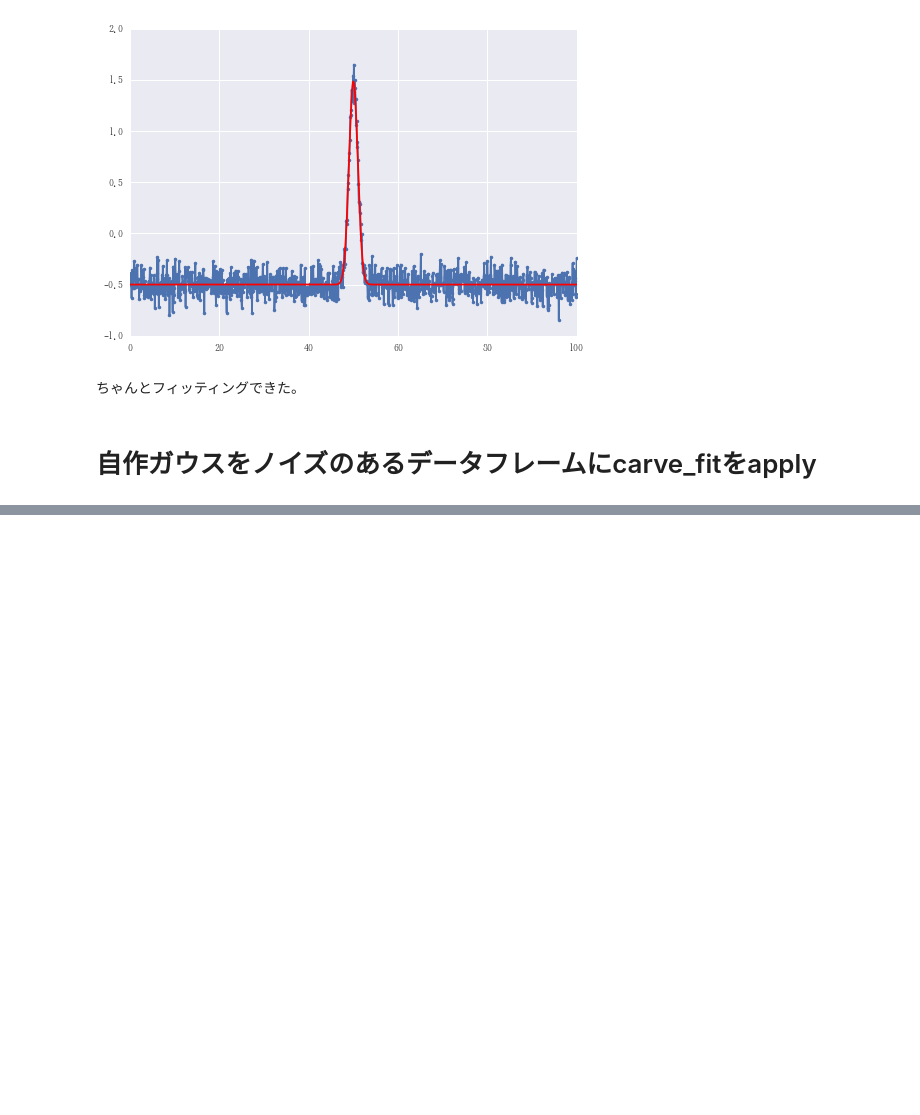
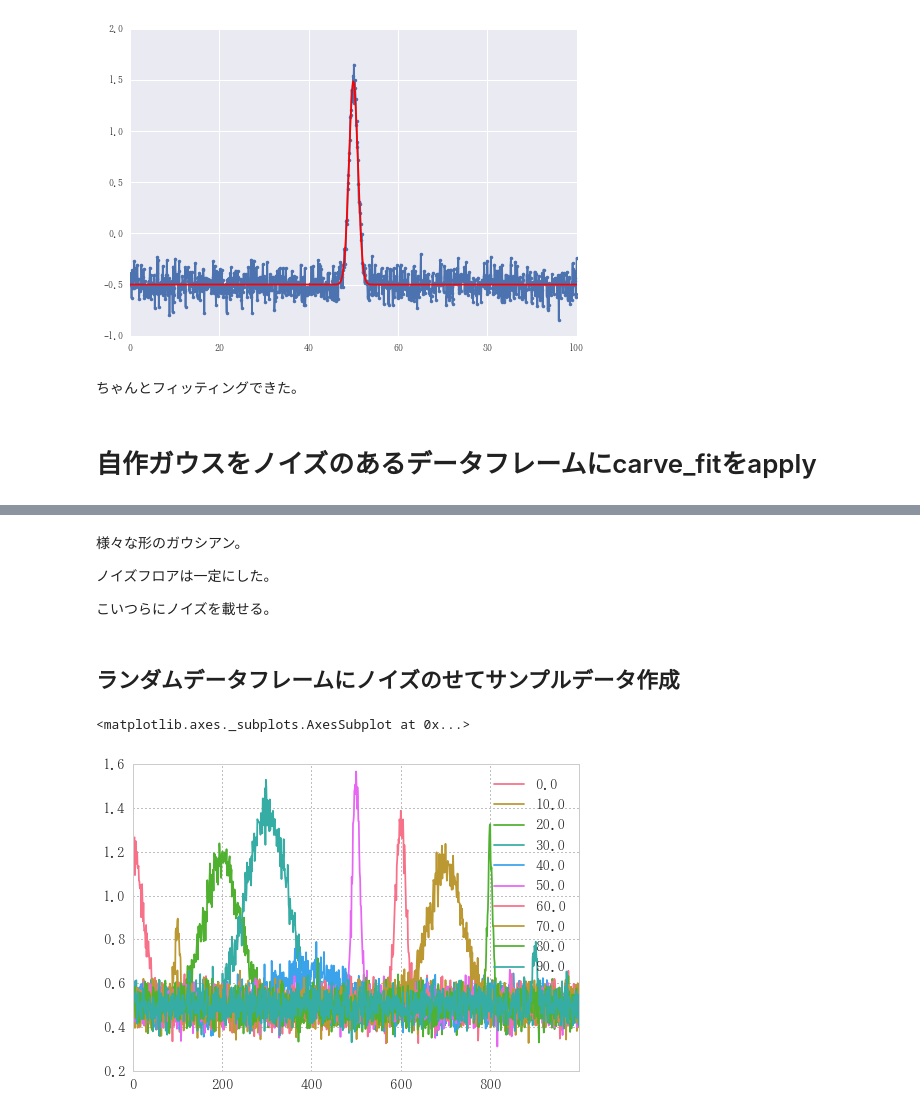
Before and after one commit to u1and0/SAtraceFit, a Jupyter notebook: fit_lab/fit_lab.ipynb, the cells around one changed output, grey strips where cells are left out. Cells and saved outputs as stored; diff of their text form; code cells hidden in the pictures; blank space fills up the shorter version.

```diff
--- a/fit_lab/fit_lab.ipynb
+++ b/fit_lab/fit_lab.ipynb
@@ -176,0 +199,14 @@ df
+# %% [markdown]
+様々な形のガウシアン。
+
+ノイズフロアは一定にした。
+
+こいつらにノイズを載せる。
+# %% [markdown]
+## ランダムデータフレームにノイズのせてサンプルデータ作成
+# %%
+noisedf =df +0.05 * r.randn(*df.shape)
+noisedf.plot()
+# %% [output]
+<matplotlib.axes._subplots.AxesSubplot at 0x...>
+[figure, added]
```
Also changed, not shown: parts of 49 cells of this notebook, 9 other files.
